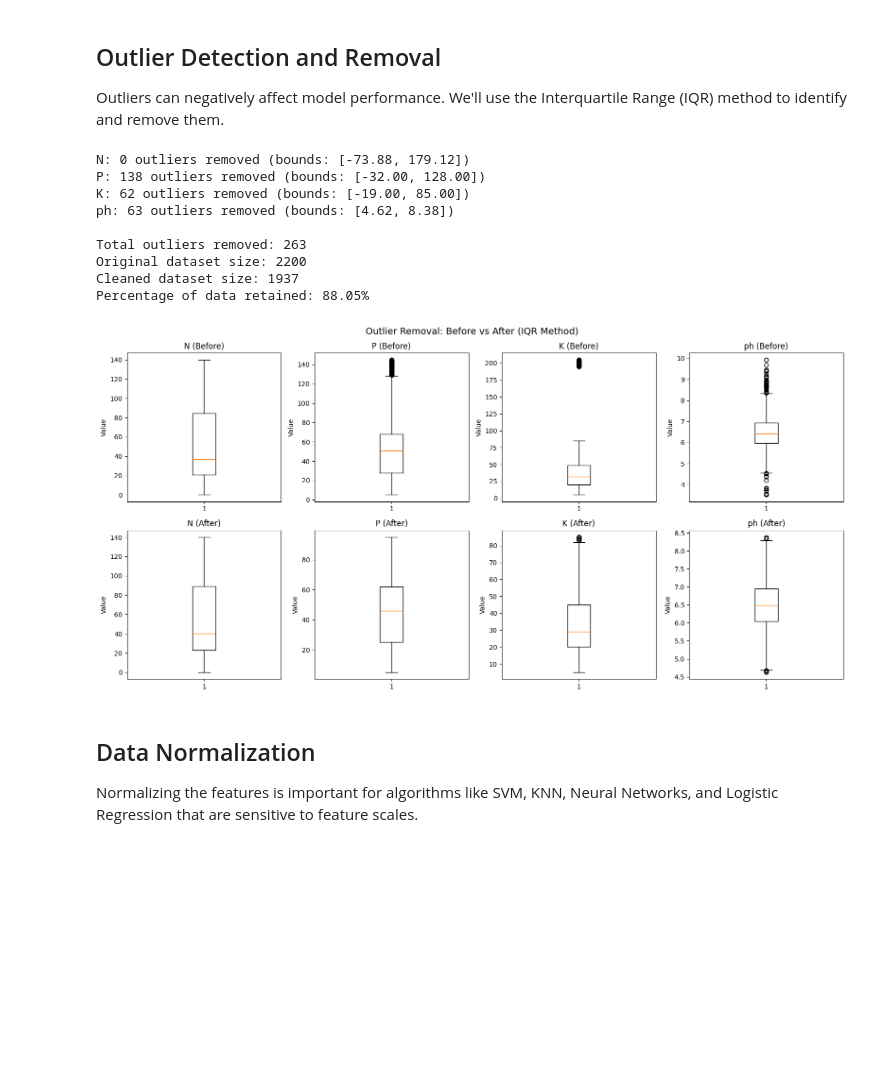
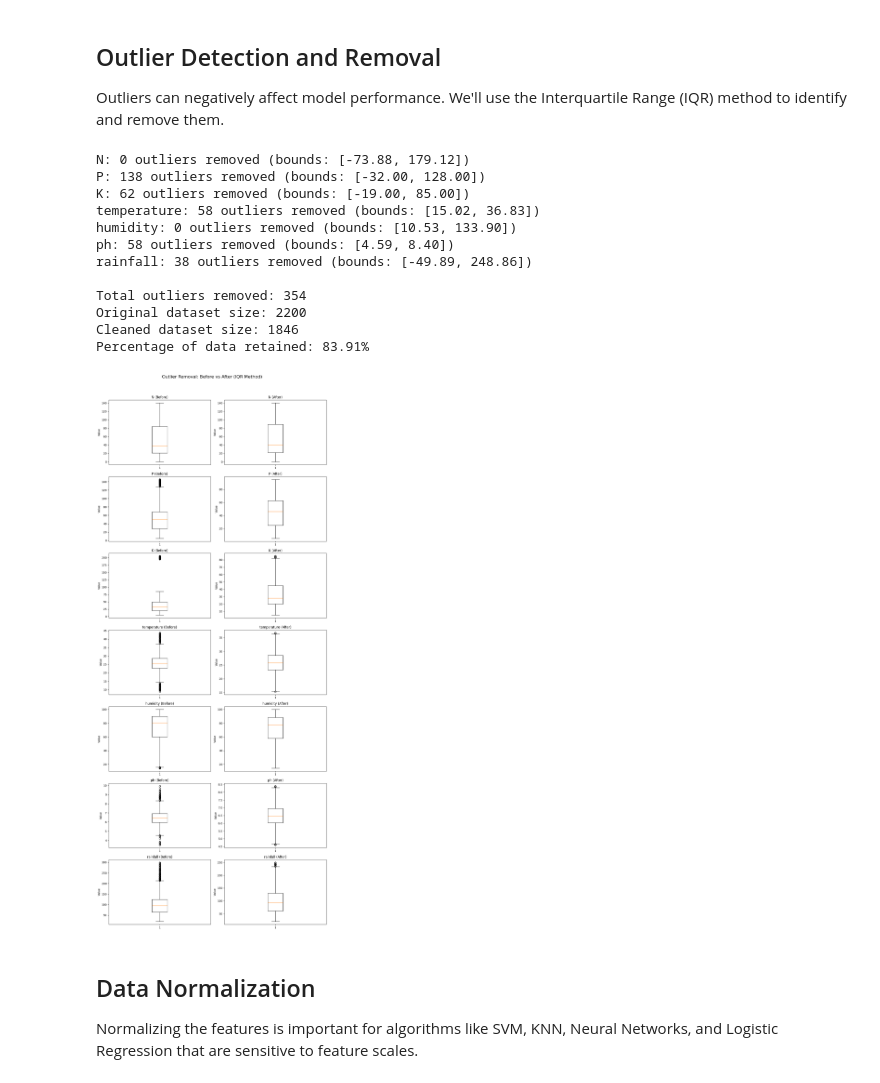
Before and after one commit to danielperaza/crop-recommendation, a Jupyter notebook: notebook.ipynb, the cells around one changed output. Saved outputs shown, nothing was run; the diff lists cells and outputs as text; code cells hidden in the pictures; blank space fills up the shorter version.

Commit message:
Updates the notebook to handle the augmented dataset provided by Kaggle

```diff
--- a/notebook.ipynb
+++ b/notebook.ipynb
@@ -21,12 +21,15 @@ In this project, you will build multi-class classification models to predict the
 # %%
 
+import os
 import pandas as pd
 from sklearn.linear_model import LogisticRegression
 
 from sklearn import metrics
 from sklearn.preprocessing import LabelEncoder
 
-crops = pd.read_csv("soil_measures.csv")
+DATASET_PATH = "/kaggle/input/crop-recommendation-dataset/Crop_recommendation.csv" if os.environ.get('KAGGLE_KERNEL_RUN_TYPE') else ''
+
+crops = pd.read_csv(DATASET_PATH)
 
 crops.head()
 # %% [output]
@@ -69,7 +73,7 @@ crops_encoded = crops.copy()
 
 encoder = LabelEncoder()
 
-crops_encoded['crop'] = encoder.fit_transform(crops_encoded['crop'])
+crops_encoded['label'] = encoder.fit_transform(crops_encoded['label'])
 # %%
 crops_encoded.head()
 # %% [output]
@@ -84,5 +88,3 @@ crops_encoded['crop'].unique()
 # %% [output]
 array([20, 11,  3,  9, 18, 13, 14,  2, 10, 19,  1, 12,  7, 21, 15,  0, 16,
        17,  4,  6,  8,  5])
-# %%
-crops_encoded['crop'] = crops_encoded['crop'].astype('category')
@@ -262,35 +264,43 @@ def remove_outliers_iqr(df, columns, multiplier=1.5):
 
     return df_clean
 
-feature_columns = ['N', 'P', 'K', 'ph']
+feature_columns = crops_encoded.columns[:-1].tolist()
 crops_clean = remove_outliers_iqr(crops_encoded, feature_columns)
 # %% [output]
 N: 0 outliers removed (bounds: [-73.88, 179.12])
 P: 138 outliers removed (bounds: [-32.00, 128.00])
 K: 62 outliers removed (bounds: [-19.00, 85.00])
-ph: 63 outliers removed (bounds: [4.62, 8.38])
+temperature: 58 outliers removed (bounds: [15.02, 36.83])
+humidity: 0 outliers removed (bounds: [10.53, 133.90])
+ph: 58 outliers removed (bounds: [4.59, 8.40])
+rainfall: 38 outliers removed (bounds: [-49.89, 248.86])
 
-Total outliers removed: 263
+Total outliers removed: 354
 Original dataset size: 2200
-Cleaned dataset size: 1937
-Percentage of data retained: 88.05%
+Cleaned dataset size: 1846
+Percentage of data retained: 83.91%
 # %%
-fig, axes = plt.subplots(2, 4, figsize=(16, 8))
+import matplotlib.pyplot as plt
+
+# Definimos 4 filas (para 4 variables) y 2 columnas (Before vs After)
+fig, axes = plt.subplots(len(feature_columns), 2, figsize=(12, 4 * len(feature_columns)))
 
 for idx, col in enumerate(feature_columns):
-    axes[0, idx].boxplot(crops_encoded[col])
-    axes[0, idx].set_title(f'{col} (Before)')
-    axes[0, idx].set_ylabel('Value')
+    # Gráfico "Before" (Columna 0 de la fila idx)
+    axes[idx, 0].boxplot(crops_encoded[col])
+    axes[idx, 0].set_title(f'{col} (Before)')
+    axes[idx, 0].set_ylabel('Value')
 
-    axes[1, idx].boxplot(crops_clean[col])
-    axes[1, idx].set_title(f'{col} (After)')
-    axes[1, idx].set_ylabel('Value')
+    # Gráfico "After" (Columna 1 de la fila idx)
+    axes[idx, 1].boxplot(crops_clean[col])
+    axes[idx, 1].set_title(f'{col} (After)')
+    axes[idx, 1].set_ylabel('Value')
 
-plt.suptitle('Outlier Removal: Before vs After (IQR Method)', fontsize=14)
+plt.suptitle('Outlier Removal: Before vs After (IQR Method)', fontsize=16, y=1.02)
 plt.tight_layout()
 plt.show()
 # %% [output]
-[figure, old version]
+[figure, new version]
 # %% [markdown]
 ## Data Normalization
 Normalizing the features is important for algorithms like SVM, KNN, Neural Networks, and Logistic Regression that are sensitive to feature scales.
```
Also changed, not shown: parts of 26 cells of this notebook.
